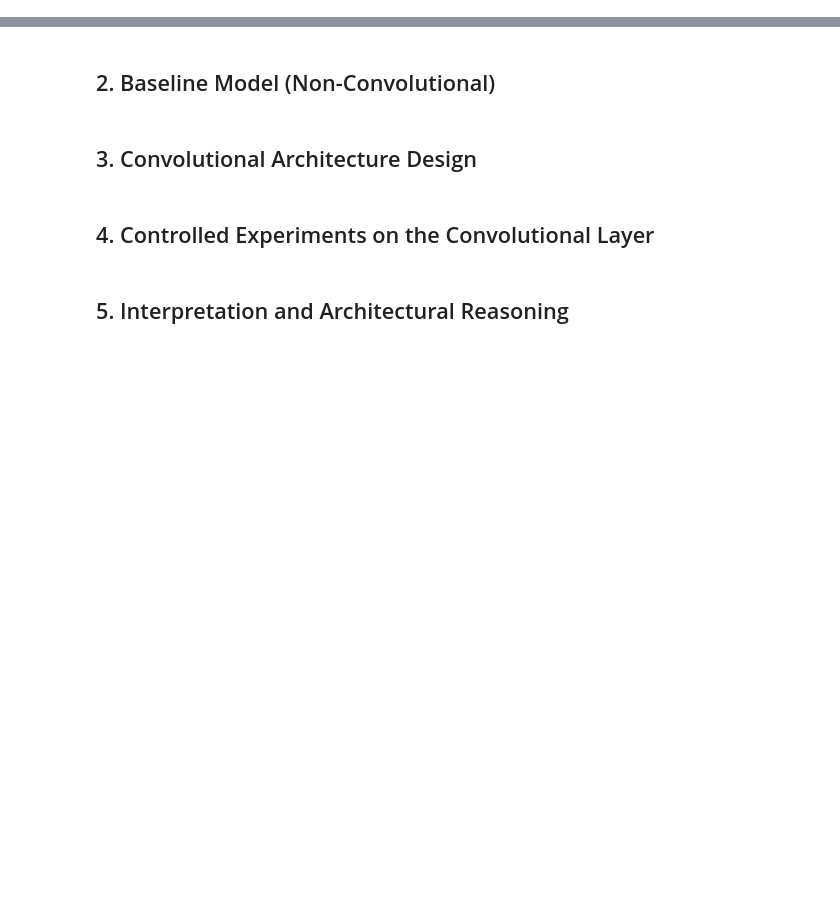
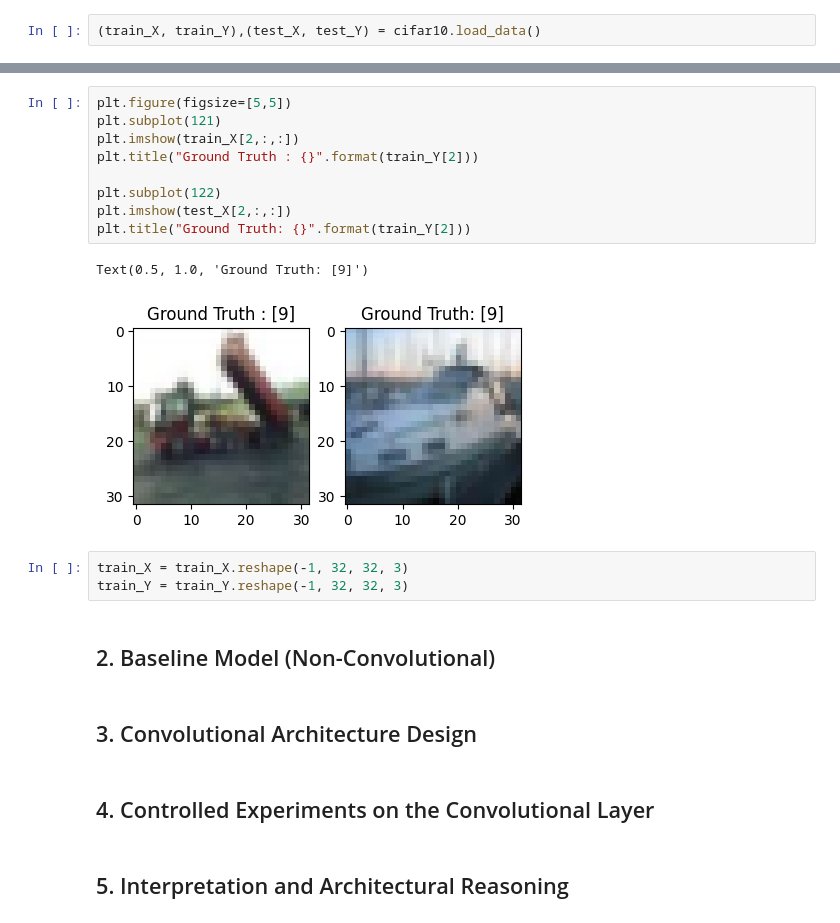
Before and after one commit to tulio3101/TDSE-03, a Jupyter notebook: ConvolutionalLayer.ipynb, the cells around one changed output, grey strips where cells are left out. Cells and saved outputs as stored; diff of their text form; blank space fills up the shorter version.

```diff
--- a/ConvolutionalLayer.ipynb
+++ b/ConvolutionalLayer.ipynb
@@ -24,0 +32,2 @@ Dataset = https://data.mendeley.com/datasets/5kbjrgsncf/3
+# %%
+(train_X, train_Y),(test_X, test_Y) = cifar10.load_data()
@@ -25,3 +53,18 @@ Dataset = https://data.mendeley.com/datasets/5kbjrgsncf/3
+# %%
+plt.figure(figsize=[5,5])
+plt.subplot(121)
+plt.imshow(train_X[2,:,:])
+plt.title("Ground Truth : {}".format(train_Y[2]))
+
+plt.subplot(122)
+plt.imshow(test_X[2,:,:])
+plt.title("Ground Truth: {}".format(train_Y[2]))
+# %% [output]
+Text(0.5, 1.0, 'Ground Truth: [9]')
+[figure, added]
+# %%
+train_X = train_X.reshape(-1, 32, 32, 3)
+train_Y = train_Y.reshape(-1, 32, 32, 3)
 # %% [markdown]
 ## 2. Baseline Model (Non-Convolutional)
 # %% [markdown]
```
Also changed, not shown: parts of 7 cells of this notebook, 1 other file.
